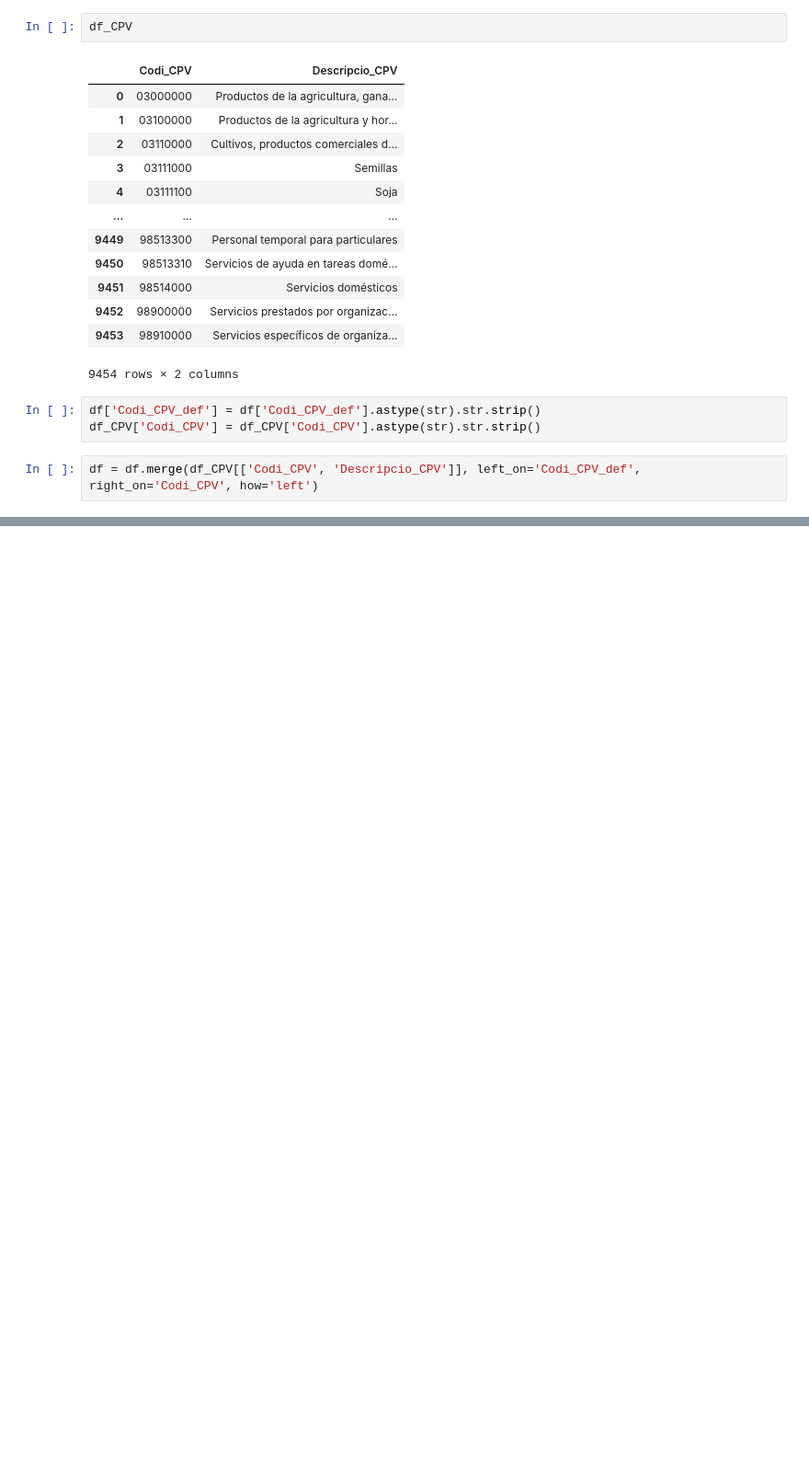
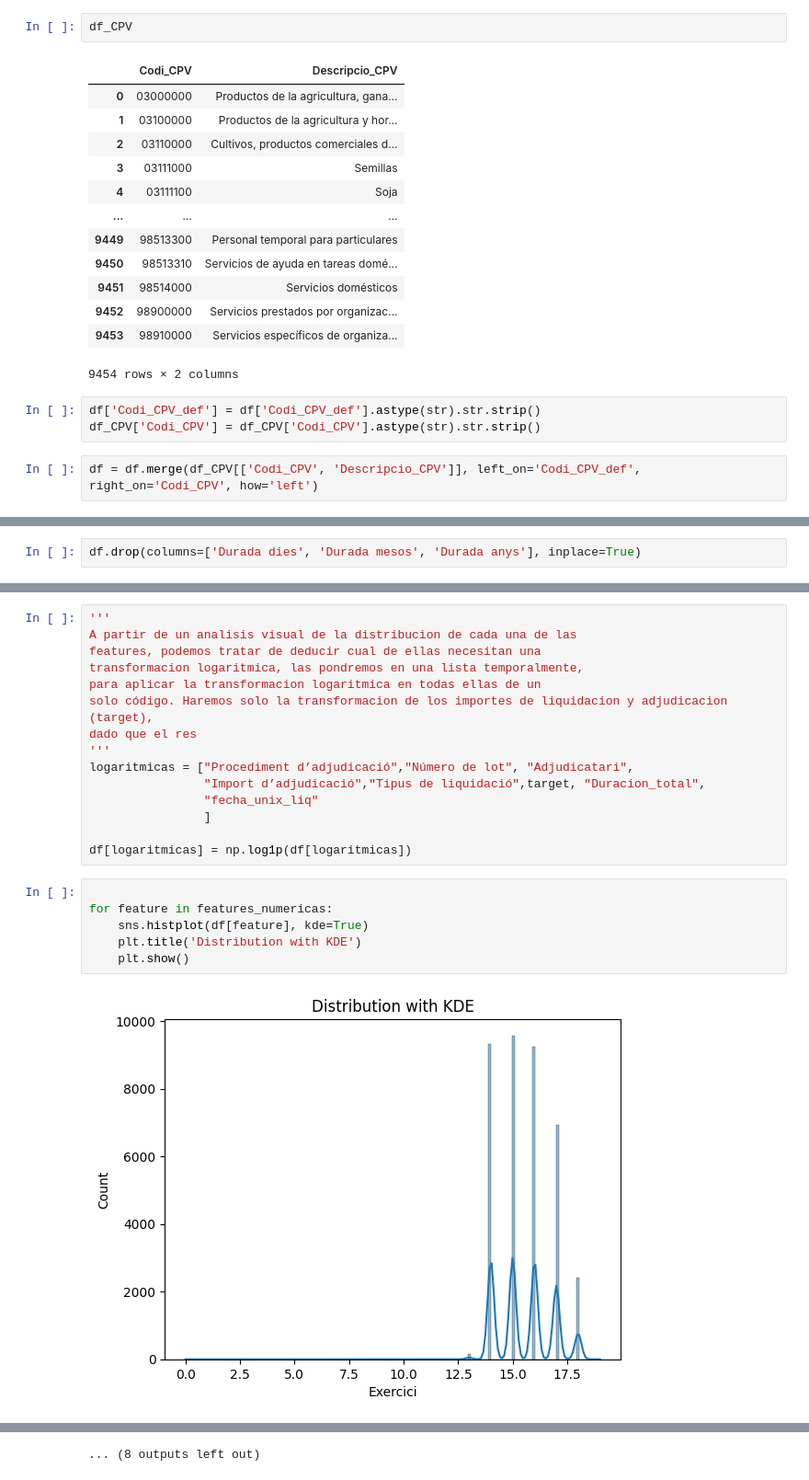
Before and after one commit to damormu/ds_ml_licitaciones, a Jupyter notebook: src/notebooks/Notebook_Daniel.ipynb, the cells around one changed output, grey strips where cells are left out. Shown at 92% size. Drawn from its saved outputs; the diff is of its cells as text; blank space fills up the shorter version.

```diff
--- a/src/notebooks/Notebook_Daniel.ipynb
+++ b/src/notebooks/Notebook_Daniel.ipynb
@@ -275,0 +364,2 @@ df.drop(columns=['Codi CPV', 'Codi_CPV_def', 'Codi_CPV'], inplace=True)
+# %%
+df.drop(columns=['Durada dies', 'Durada mesos', 'Durada anys'], inplace=True)
@@ -275,0 +519,23 @@ df.drop(columns=['Codi CPV', 'Codi_CPV_def', 'Codi_CPV'], inplace=True)
+# %%
+'''
+A partir de un analisis visual de la distribucion de cada una de las
+features, podemos tratar de deducir cual de ellas necesitan una
+transformacion logaritmica, las pondremos en una lista temporalmente,
+para aplicar la transformacion logaritmica en todas ellas de un
+solo código. Haremos solo la transformacion de los importes de liquidacion y adjudicacion (target),
+dado que el res
+'''
+logaritmicas = ["Procediment d’adjudicació","Número de lot", "Adjudicatari",
+                "Import d’adjudicació","Tipus de liquidació",target, "Duracion_total",
+                "fecha_unix_liq"
+                ]
+
+df[logaritmicas] = np.log1p(df[logaritmicas])
+# %%
+
+for feature in features_numericas:
+    sns.histplot(df[feature], kde=True)
+    plt.title('Distribution with KDE')
+    plt.show()
+# %% [output]
+[figure, added]
@@ -275,0 +553 @@ df.drop(columns=['Codi CPV', 'Codi_CPV_def', 'Codi_CPV'], inplace=True)
+... (8 outputs left out)
```
Also changed, not shown: parts of 63 cells of this notebook, 3 other files.
